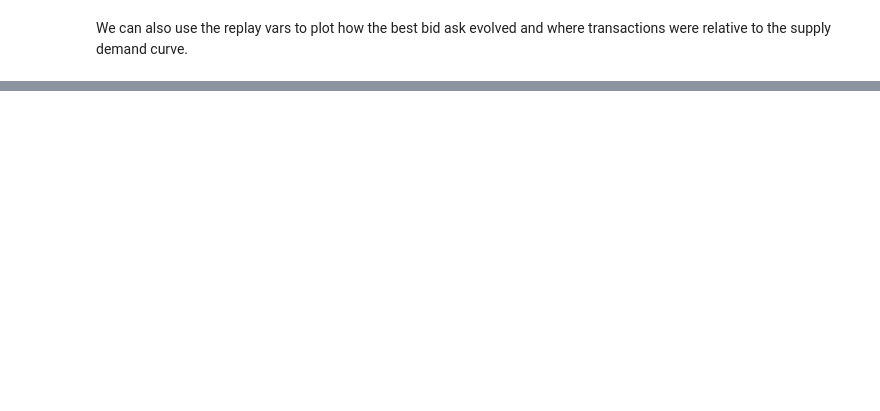
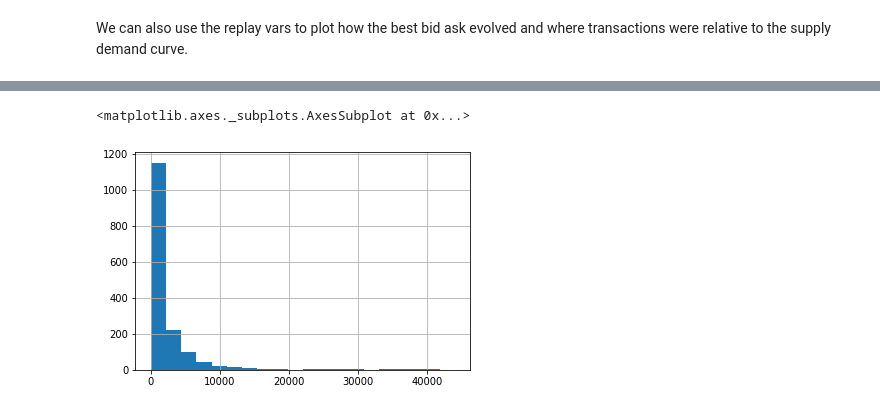
Before and after one commit to yetiminer/BUCLSE, a Jupyter notebook: Tutorials/Intro to BUCLSE part 3 Environment.ipynb, the cells around one changed output, grey strips where cells are left out. Saved outputs shown, nothing was run; the diff lists cells and outputs as text; code cells hidden in the pictures; blank space fills up the shorter version.

```diff
--- a/Tutorials/Intro to BUCLSE part 3 Environment.ipynb
+++ b/Tutorials/Intro to BUCLSE part 3 Environment.ipynb
@@ -196,0 +198,7 @@ bid_ask_last_plot(best_bid,best_ask,last_trans,intersect)
+# %%
+order_list['waiting_time']=order_list.completion_time-order_list.index.values
+# %%
+order_list['waiting_time'].astype('timedelta64[ms]').hist(bins=20)
+# %% [output]
+<matplotlib.axes._subplots.AxesSubplot at 0x...>
+[figure, added]
```
Also changed, not shown: parts of 9 cells of this notebook.
